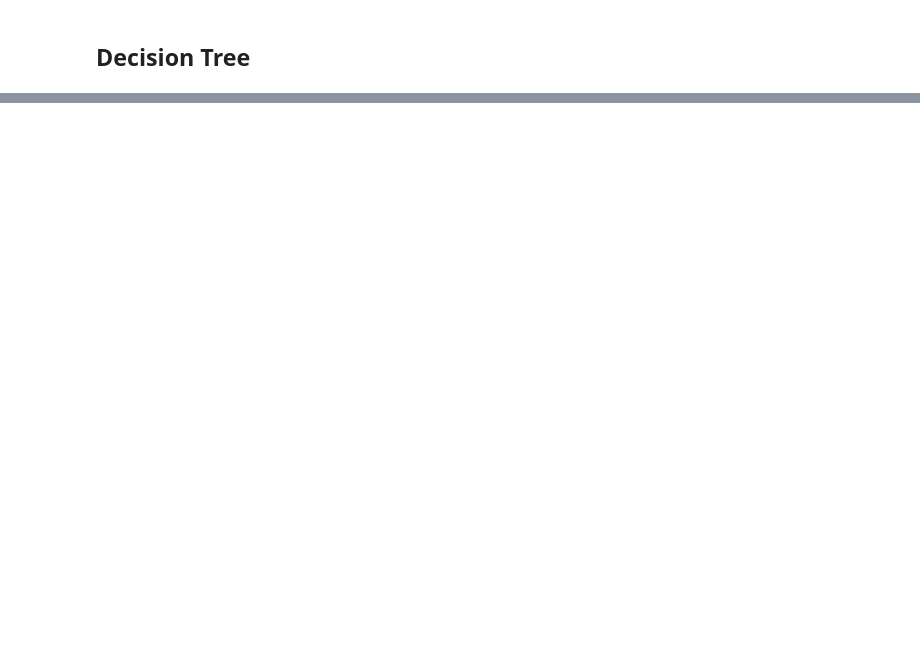
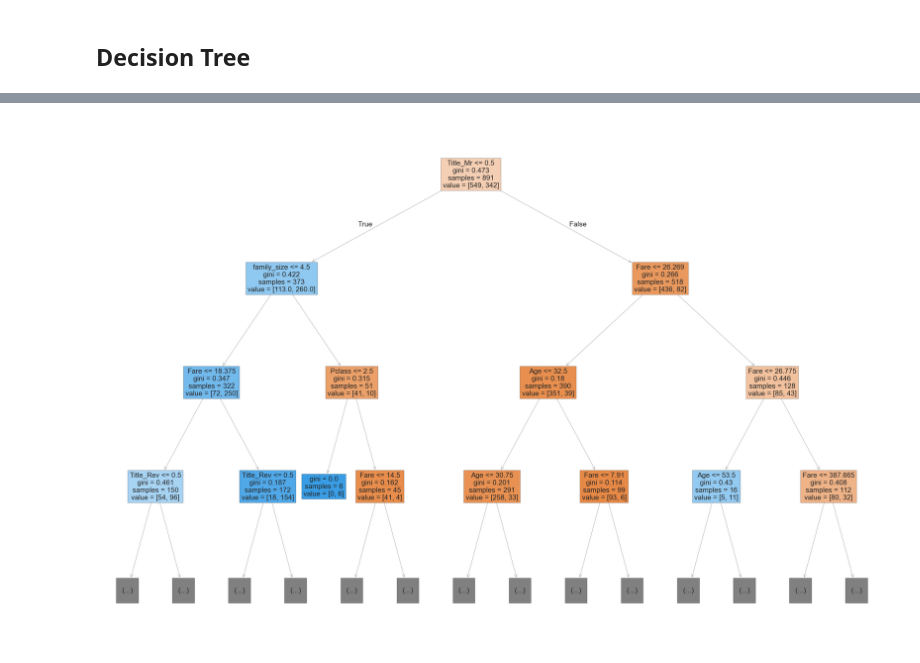
Before and after one commit to aidan-kleinman-2026/DATA6550-Visualization, a Jupyter notebook: Code/Price/PriceA_GroupProjectTitanic.ipynb, the cells around one changed output, grey strips where cells are left out. Saved outputs shown, nothing was run; the diff lists cells and outputs as text; code cells hidden in the pictures; blank space fills up the shorter version.

```diff
--- a/Code/Price/PriceA_GroupProjectTitanic.ipynb
+++ b/Code/Price/PriceA_GroupProjectTitanic.ipynb
@@ -240,0 +230,6 @@ plt.show()
+# %%
+figure = plt.figure(figsize=(30, 20))
+plot_tree(dt, feature_names=X_train.columns,filled=True, fontsize=15,max_depth=3)
+plt.show()
+# %% [output]
+[figure, added]
```
Also changed, not shown: parts of 19 cells of this notebook, 3 other files.
